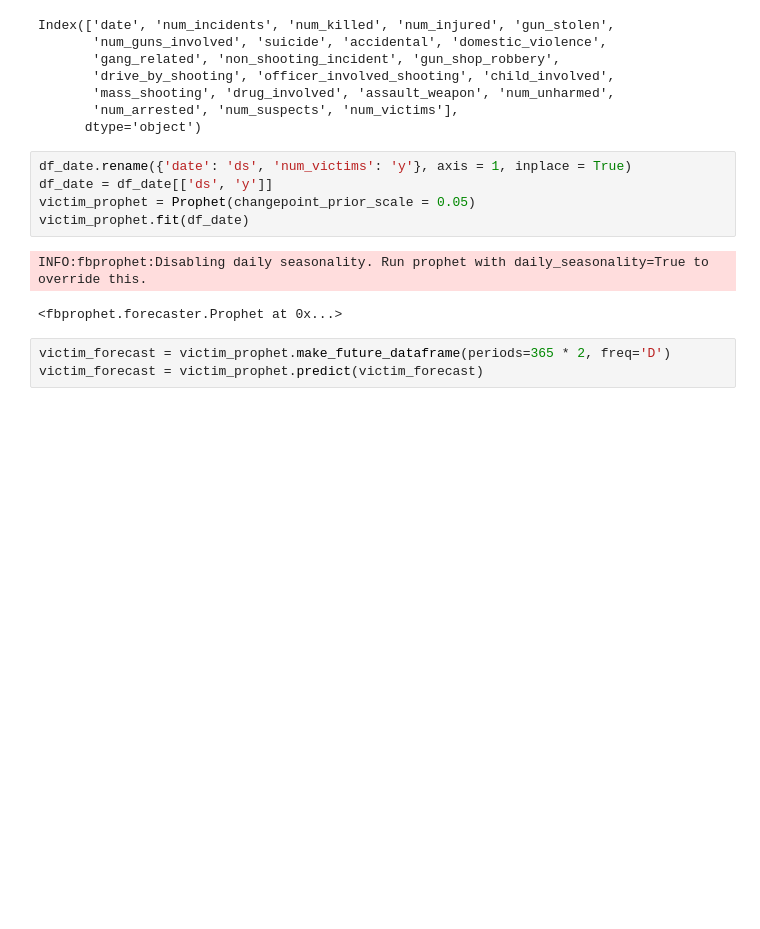
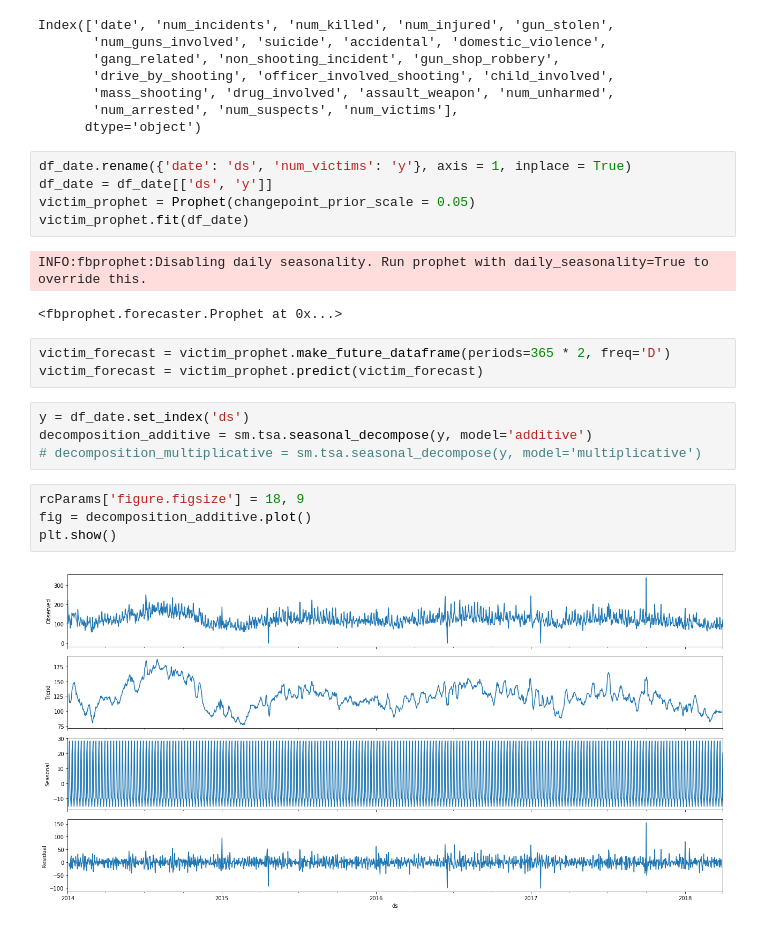
Before and after one commit to cyaris/us_gun_violence_forecasting, a Jupyter notebook: US Gun Violence – Time Series Modeling.ipynb, the cells around one changed output. Cells and saved outputs as stored; diff of their text form; blank space fills up the shorter version.

```diff
--- a/US Gun Violence – Time Series Modeling.ipynb
+++ b/US Gun Violence – Time Series Modeling.ipynb
@@ -39,3 +54,13 @@ INFO:fbprophet:Disabling daily seasonality. Run prophet with daily_seasonality=T
 # %%
 victim_forecast = victim_prophet.make_future_dataframe(periods=365 * 2, freq='D')
 victim_forecast = victim_prophet.predict(victim_forecast)
+# %%
+y = df_date.set_index('ds')
+decomposition_additive = sm.tsa.seasonal_decompose(y, model='additive')
+# decomposition_multiplicative = sm.tsa.seasonal_decompose(y, model='multiplicative')
+# %%
+rcParams['figure.figsize'] = 18, 9
+fig = decomposition_additive.plot()
+plt.show()
+# %% [output]
+[figure, added]
```
Also changed, not shown: parts of 26 cells of this notebook.
